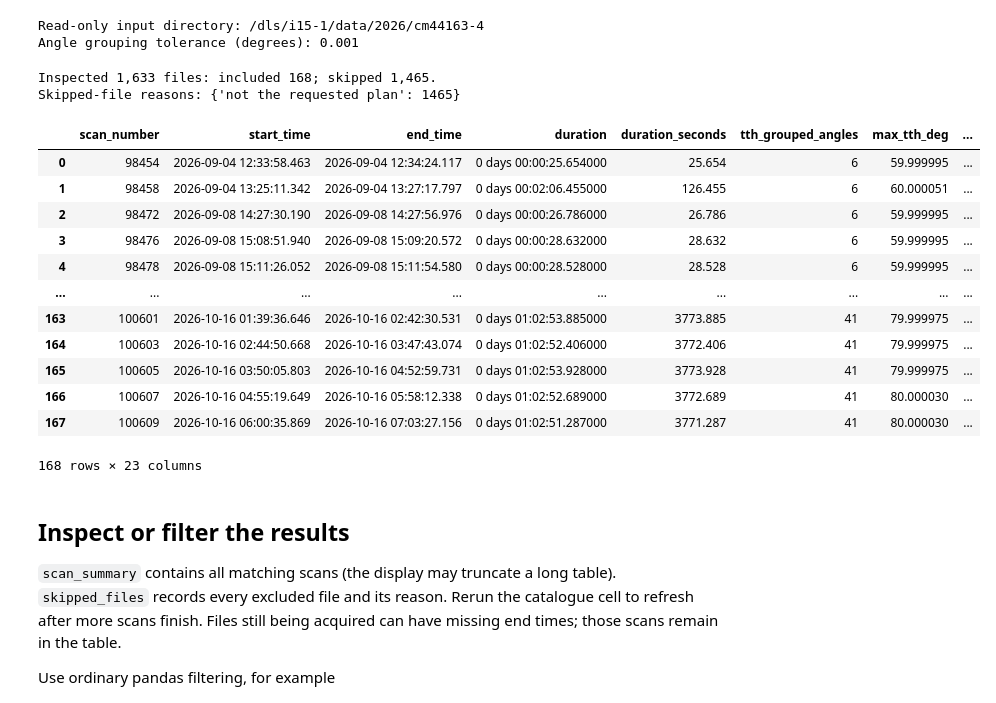
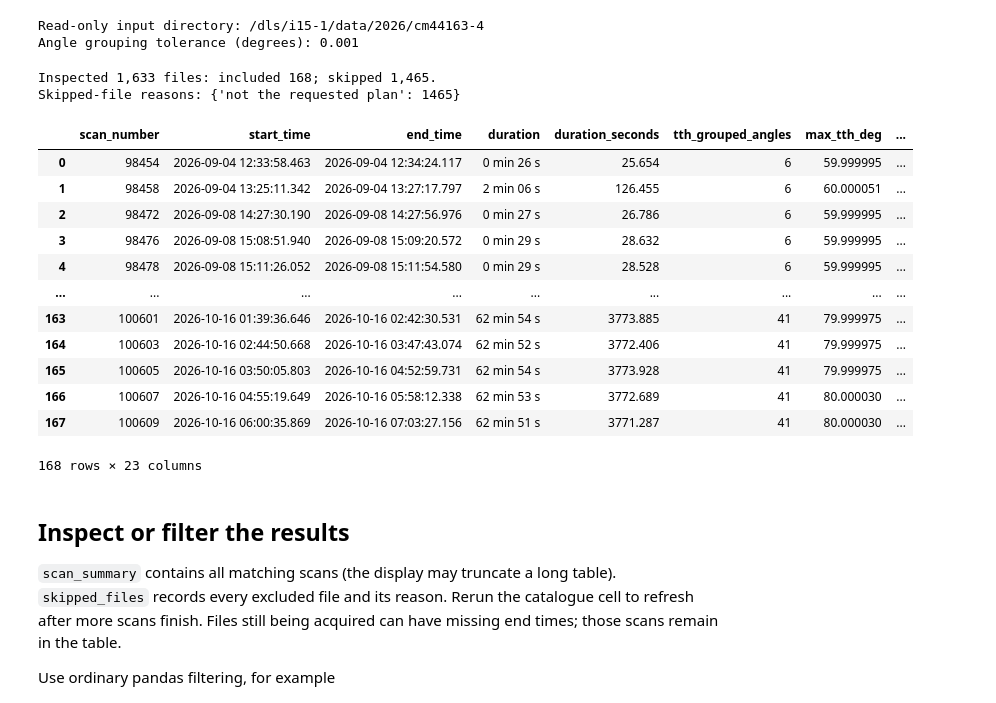
Before and after one commit to keeble/eiger-correction, a Jupyter notebook: summarise_nexus_scans.ipynb, the cells around one changed output. Cells and saved outputs as stored; diff of their text form; code cells hidden in the pictures.

Commit message:
better duration column formatting

```diff
--- a/summarise_nexus_scans.ipynb
+++ b/summarise_nexus_scans.ipynb
@@ -156,6 +156,19 @@ def summarise_scan(path):
         row.update(sample_columns(file))
         return row, None
 # %%
+def format_duration(seconds):
+    """Display total minutes and seconds, rounded to the nearest second."""
+    if pd.isna(seconds):
+        return pd.NA
+    minutes, seconds = divmod(int(np.floor(float(seconds) + 0.5)), 60)
+    return f'{minutes} min {seconds:02d} s'
+
+
+assert format_duration(3772.406) == '62 min 52 s'
+assert format_duration(59.9) == '1 min 00 s'
+assert format_duration(0) == '0 min 00 s'
+assert pd.isna(format_duration(np.nan))
+
 nexus_paths = sorted(DATA_DIRECTORY.rglob('*.nxs') if RECURSIVE else DATA_DIRECTORY.glob('*.nxs'))
 rows, skipped = [], []
 for path in nexus_paths:
@@ -166,44 +179,45 @@ for path in nexus_paths:
         else:
             skipped.append({'filename': path.name, 'path': str(path), 'reason': reason})
     except (OSError, KeyError, ValueError, TypeError, RuntimeError, OverflowError) as error:
         skipped.append({'filename': path.name, 'path': str(path),
                         'reason': f'{type(error).__name__}: {error}'})
 
 leading_columns = [
     'scan_number', 'start_time', 'end_time', 'duration', 'duration_seconds',
     'tth_grouped_angles', 'max_tth_deg', 'sample_name',
     'sample_data_composition', 'sample_data_capillary', 'sample_data_density',
     'sample_data_packing_fraction',
 ]
 scan_summary = pd.DataFrame(rows)
 for column in leading_columns:
     if column not in scan_summary:
         scan_summary[column] = pd.Series(dtype='object')
+scan_summary['duration'] = scan_summary['duration_seconds'].map(format_duration)
 scan_summary['scan_number'] = pd.array(scan_summary['scan_number'], dtype='Int64')
 remaining_columns = [column for column in scan_summary if column not in leading_columns]
 scan_summary = scan_summary[leading_columns + remaining_columns].sort_values(
     'scan_number', na_position='last', kind='stable', ignore_index=True,
 )
 skipped_files = pd.DataFrame(skipped, columns=['filename', 'path', 'reason'])
 print(f'Inspected {len(nexus_paths):,} files: included {len(scan_summary):,}; skipped {len(skipped_files):,}.')
 print('Skipped-file reasons:', dict(Counter(skipped_files['reason'])))
 with pd.option_context('display.max_columns', None, 'display.max_rows', 100):
     display(scan_summary)
 # %% [output]
 Inspected 1,633 files: included 168; skipped 1,465.
 Skipped-file reasons: {'not the requested plan': 1465}
 |  | scan_number | start_time | end_time | duration | duration_seconds | tth_grouped_angles | max_tth_deg | ... |
-| 0 | 98454 | 2026-09-04 12:33:58.463 | 2026-09-04 12:34:24.117 | 0 days 00:00:25.654000 | 25.654 | 6 | 59.999995 | ... |
-| 1 | 98458 | 2026-09-04 13:25:11.342 | 2026-09-04 13:27:17.797 | 0 days 00:02:06.455000 | 126.455 | 6 | 60.000051 | ... |
-| 2 | 98472 | 2026-09-08 14:27:30.190 | 2026-09-08 14:27:56.976 | 0 days 00:00:26.786000 | 26.786 | 6 | 59.999995 | ... |
-| 3 | 98476 | 2026-09-08 15:08:51.940 | 2026-09-08 15:09:20.572 | 0 days 00:00:28.632000 | 28.632 | 6 | 59.999995 | ... |
-| 4 | 98478 | 2026-09-08 15:11:26.052 | 2026-09-08 15:11:54.580 | 0 days 00:00:28.528000 | 28.528 | 6 | 59.999995 | ... |
+| 0 | 98454 | 2026-09-04 12:33:58.463 | 2026-09-04 12:34:24.117 | 0 min 26 s | 25.654 | 6 | 59.999995 | ... |
+| 1 | 98458 | 2026-09-04 13:25:11.342 | 2026-09-04 13:27:17.797 | 2 min 06 s | 126.455 | 6 | 60.000051 | ... |
+| 2 | 98472 | 2026-09-08 14:27:30.190 | 2026-09-08 14:27:56.976 | 0 min 27 s | 26.786 | 6 | 59.999995 | ... |
+| 3 | 98476 | 2026-09-08 15:08:51.940 | 2026-09-08 15:09:20.572 | 0 min 29 s | 28.632 | 6 | 59.999995 | ... |
+| 4 | 98478 | 2026-09-08 15:11:26.052 | 2026-09-08 15:11:54.580 | 0 min 29 s | 28.528 | 6 | 59.999995 | ... |
 | ... | ... | ... | ... | ... | ... | ... | ... | ... |
-| 163 | 100601 | 2026-10-16 01:39:36.646 | 2026-10-16 02:42:30.531 | 0 days 01:02:53.885000 | 3773.885 | 41 | 79.999975 | ... |
-| 164 | 100603 | 2026-10-16 02:44:50.668 | 2026-10-16 03:47:43.074 | 0 days 01:02:52.406000 | 3772.406 | 41 | 79.999975 | ... |
-| 165 | 100605 | 2026-10-16 03:50:05.803 | 2026-10-16 04:52:59.731 | 0 days 01:02:53.928000 | 3773.928 | 41 | 79.999975 | ... |
-| 166 | 100607 | 2026-10-16 04:55:19.649 | 2026-10-16 05:58:12.338 | 0 days 01:02:52.689000 | 3772.689 | 41 | 80.000030 | ... |
-| 167 | 100609 | 2026-10-16 06:00:35.869 | 2026-10-16 07:03:27.156 | 0 days 01:02:51.287000 | 3771.287 | 41 | 80.000030 | ... |
+| 163 | 100601 | 2026-10-16 01:39:36.646 | 2026-10-16 02:42:30.531 | 62 min 54 s | 3773.885 | 41 | 79.999975 | ... |
+| 164 | 100603 | 2026-10-16 02:44:50.668 | 2026-10-16 03:47:43.074 | 62 min 52 s | 3772.406 | 41 | 79.999975 | ... |
+| 165 | 100605 | 2026-10-16 03:50:05.803 | 2026-10-16 04:52:59.731 | 62 min 54 s | 3773.928 | 41 | 79.999975 | ... |
+| 166 | 100607 | 2026-10-16 04:55:19.649 | 2026-10-16 05:58:12.338 | 62 min 53 s | 3772.689 | 41 | 80.000030 | ... |
+| 167 | 100609 | 2026-10-16 06:00:35.869 | 2026-10-16 07:03:27.156 | 62 min 51 s | 3771.287 | 41 | 80.000030 | ... |
 168 rows × 23 columns
 # %% [markdown]
 ## Inspect or filter the results
```
Also changed, not shown: parts of 1 cell of this notebook.
